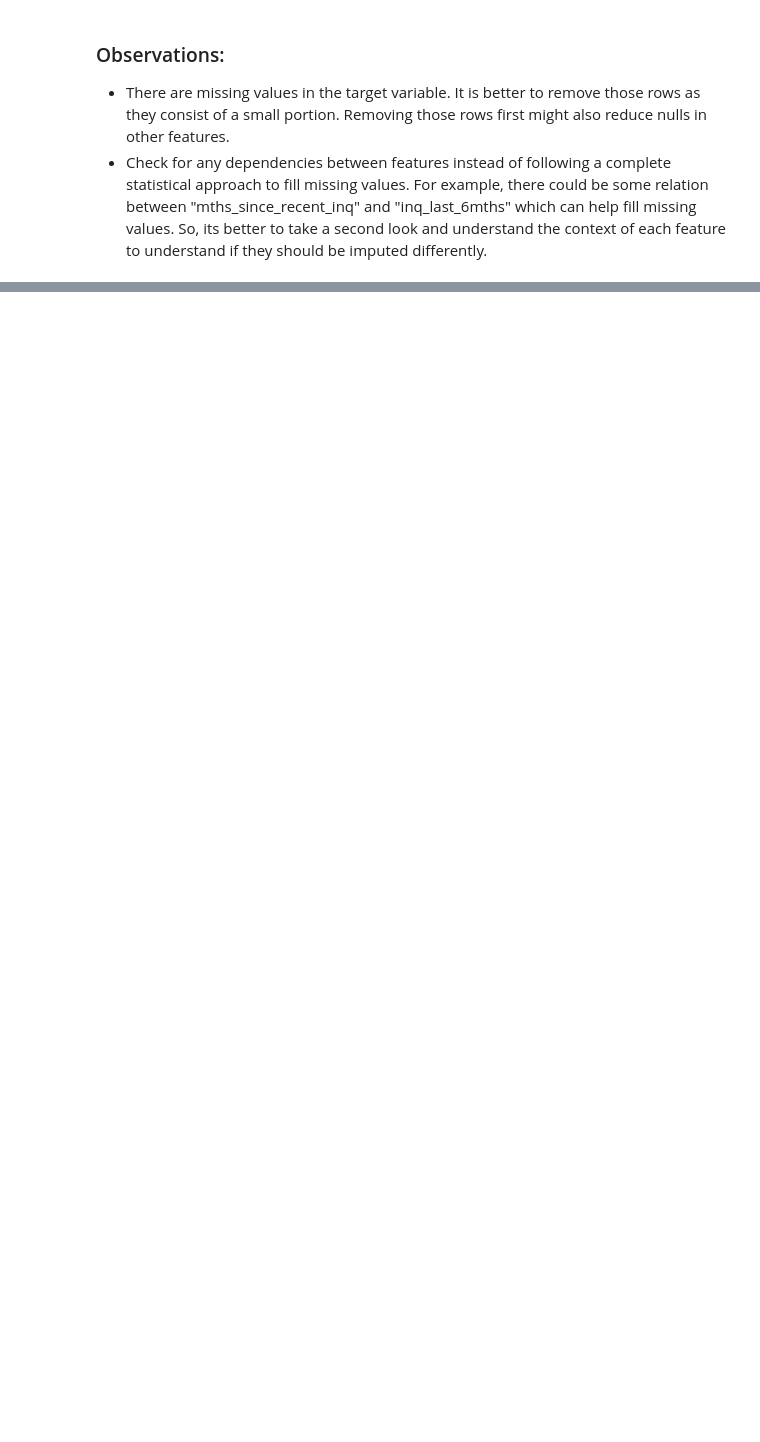
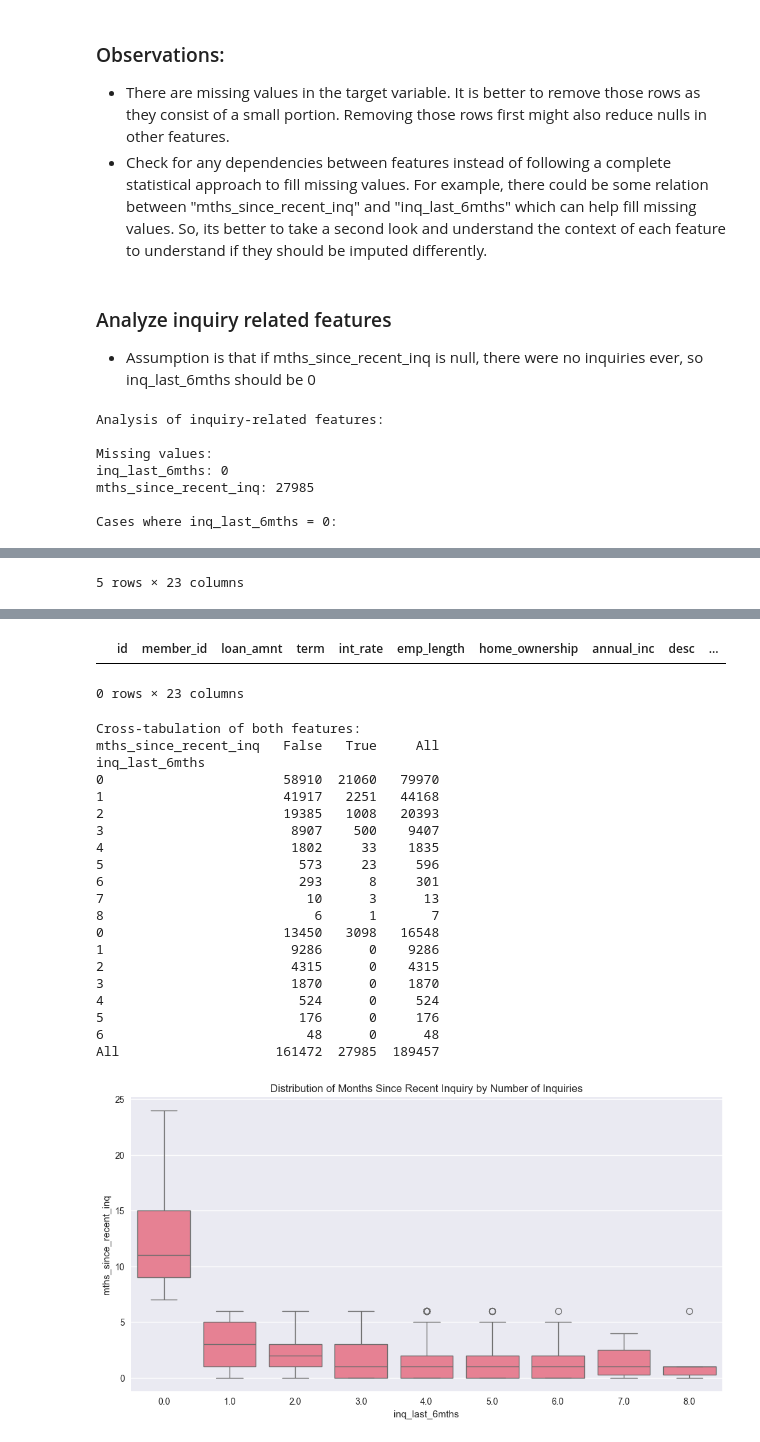
Before and after one commit to TejoVinay/loan-default-prediction, a Jupyter notebook: notebooks/01_eda_data_inspection.ipynb, the cells around one changed output, grey strips where cells are left out. Cells and saved outputs as stored; diff of their text form; code cells hidden in the pictures; blank space fills up the shorter version.

Commit message:
Data Cleaning -handle data types -fill missing val

```diff
--- a/notebooks/01_eda.ipynb
+++ b/notebooks/01_eda_data_inspection.ipynb
@@ -495,3 +495,55 @@ Summary Statistics:
 ### Observations:
 - There are missing values in the target variable. It is better to remove those rows as they consist of a small portion. Removing those rows first might also reduce nulls in other features.
 - Check for any dependencies between features instead of following a complete statistical approach to fill missing values. For example, there could be some relation between "mths_since_recent_inq" and "inq_last_6mths" which can help fill missing values. So, its better to take a second look and understand the context of each feature to understand if they should be imputed differently.
+# %% [markdown]
+### Analyze inquiry related features
+- Assumption is that if mths_since_recent_inq is null, there were no inquiries ever, so inq_last_6mths should be 0
+# %%
+data = df_train.copy()
+# Let's analyze inquiry-related features
+print("\nAnalysis of inquiry-related features:")
+
+# Drop rows where bad_flag is null
+data = data.dropna(subset=['bad_flag'])
+
+# display(data.head())
+
+# Check missing values
+print("\nMissing values:")
+print("inq_last_6mths:", data['inq_last_6mths'].isna().sum())
+print("mths_since_recent_inq:", data['mths_since_recent_inq'].isna().sum())
+
+# Look at the relationship between these features
+print("\nCases where inq_last_6mths = 0:")
+display(data[data['inq_last_6mths'] == '0'].head())
+print(data[data['inq_last_6mths'] == '0']['mths_since_recent_inq'].value_counts().head())
+
+print("\nCases where mths_since_recent_inq is null:")
+print(data[data['mths_since_recent_inq'].isna()]['inq_last_6mths'].value_counts().head())
+
+print("\nCases where both features were null:")
+display(data[data['mths_since_recent_inq'].isna() & data['inq_last_6mths'].isna()].head())
+
+# Create a cross-tabulation
+print("\nCross-tabulation of both features:")
+cross_tab = pd.crosstab(data['inq_last_6mths'],
+                       pd.isna(data['mths_since_recent_inq']),
+                       margins=True)
+print(cross_tab)
+
+for col in ['inq_last_6mths', 'mths_since_recent_inq']:
+    data[col] = pd.to_numeric(data[col], errors='coerce')
+
+# Distribution of mths_since_recent_inq for different inq_last_6mths values
+plt.figure(figsize=(12, 6))
+sns.boxplot(x='inq_last_6mths', y='mths_since_recent_inq', data=data)
+plt.title('Distribution of Months Since Recent Inquiry by Number of Inquiries')
+plt.show()
+# %% [output]
+Analysis of inquiry-related features:
+
+Missing values:
+inq_last_6mths: 0
+mths_since_recent_inq: 27985
+
+Cases where inq_last_6mths = 0:
@@ -497,0 +556 @@ Summary Statistics:
+5 rows × 23 columns
@@ -497,0 +575,23 @@ Summary Statistics:
+|  | id | member_id | loan_amnt | term | int_rate | emp_length | home_ownership | annual_inc | desc | ... |
+0 rows × 23 columns
+Cross-tabulation of both features:
+mths_since_recent_inq   False   True     All
+inq_last_6mths
+0                       58910  21060   79970
+1                       41917   2251   44168
+2                       19385   1008   20393
+3                        8907    500    9407
+4                        1802     33    1835
+5                         573     23     596
+6                         293      8     301
+7                          10      3      13
+8                           6      1       7
+0                       13450   3098   16548
+1                        9286      0    9286
+2                        4315      0    4315
+3                        1870      0    1870
+4                         524      0     524
+5                         176      0     176
+6                          48      0      48
+All                    161472  27985  189457
+[figure, added]
```
Also changed, not shown: parts of 8 cells of this notebook, 1 other file.
